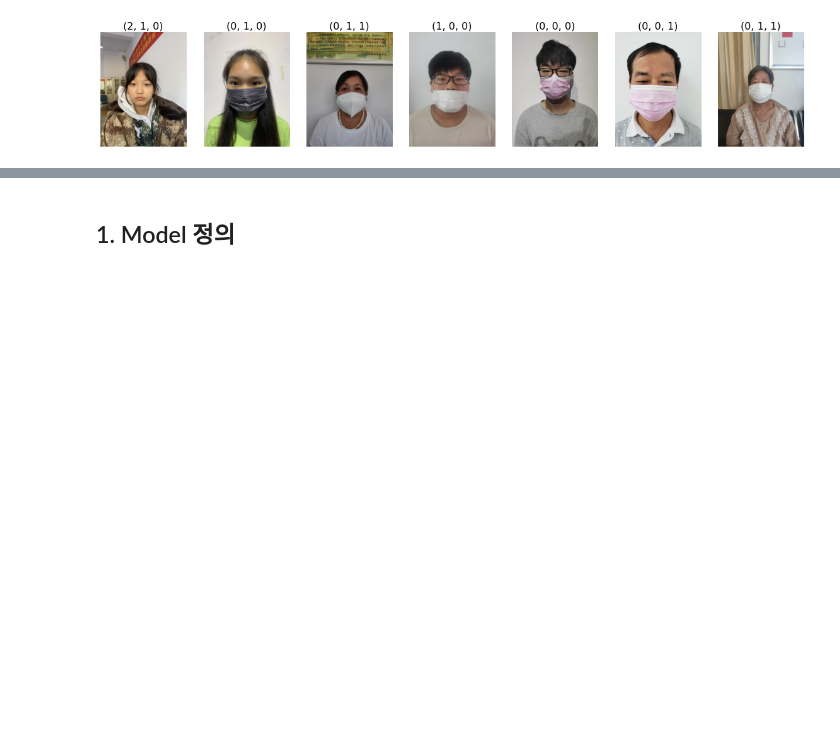
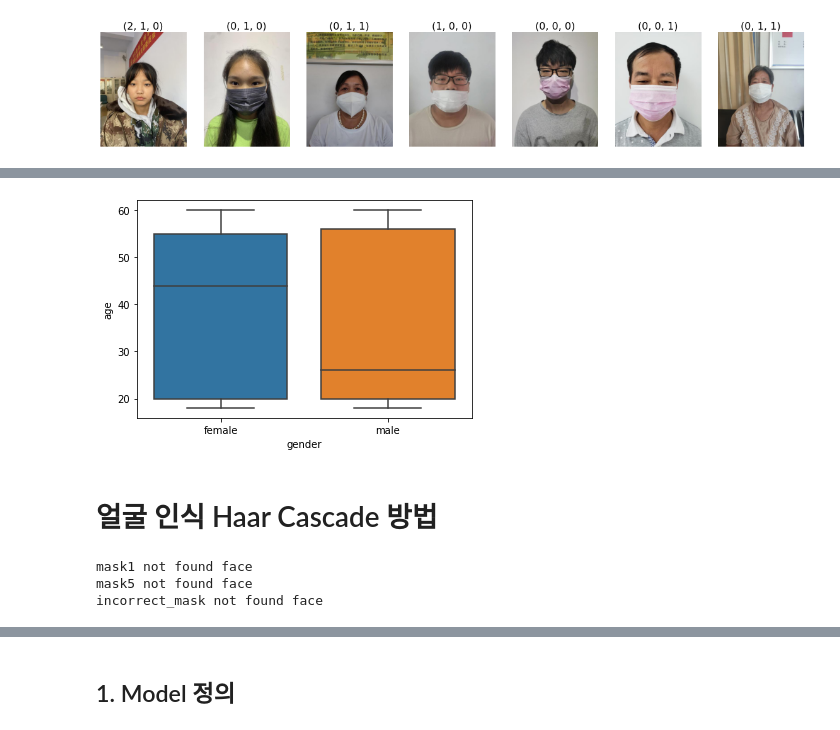
Before and after one commit to Junejae/level1-image-classification-level1-nlp-06, a Jupyter notebook: special_mission/hyunah/sample_submission.ipynb, the cells around one changed output, grey strips where cells are left out. Saved outputs shown, nothing was run; the diff lists cells and outputs as text; code cells hidden in the pictures; blank space fills up the shorter version.

```diff
--- a/special_mission/hyunah/sample_submission.ipynb
+++ b/special_mission/hyunah/sample_submission.ipynb
@@ -81,0 +108,7 @@ show_images(ds, indexs, 1, len(indexs)) # ColorJitter(0.1, 0.7, 1, 0.1)
+# %%
+sns.boxplot(x='gender', y='age', data=train_csv)
+plt.show()
+# %% [output]
+[figure, added]
+# %% [markdown]
+# 얼굴 인식 Haar Cascade 방법
@@ -81,0 +134,23 @@ show_images(ds, indexs, 1, len(indexs)) # ColorJitter(0.1, 0.7, 1, 0.1)
+# %%
+imgs = []
+bboxes = []
+not_found_idx = []
+
+img_id = train_csv.iloc[504].path
+ext = get_ext(images_dir, img_id)
+for i, class_id in enumerate(num2class):
+    img = np.array(Image.open(os.path.join(images_dir, img_id, class_id+ext)))
+
+    bbox = face_cascade.detectMultiScale(img)
+    imgs.append(img)
+    if len(bbox) != 0:
+        bboxes.append(bbox.max(axis=0))
+    else:
+        not_found_idx.append(i)
+        print(f'{class_id} not found face')
+imgs = np.array(imgs)
+bboxes = np.array(bboxes)
+# %% [output]
+mask1 not found face
+mask5 not found face
+incorrect_mask not found face
```
Also changed, not shown: parts of 23 cells of this notebook.
